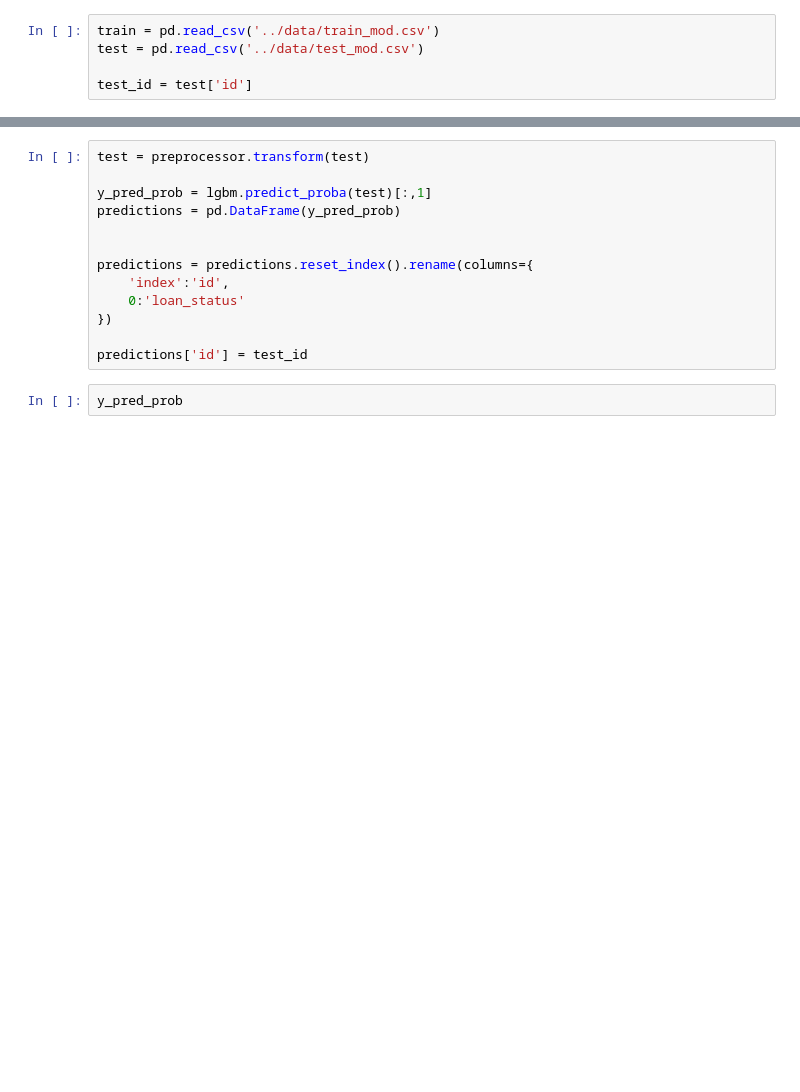
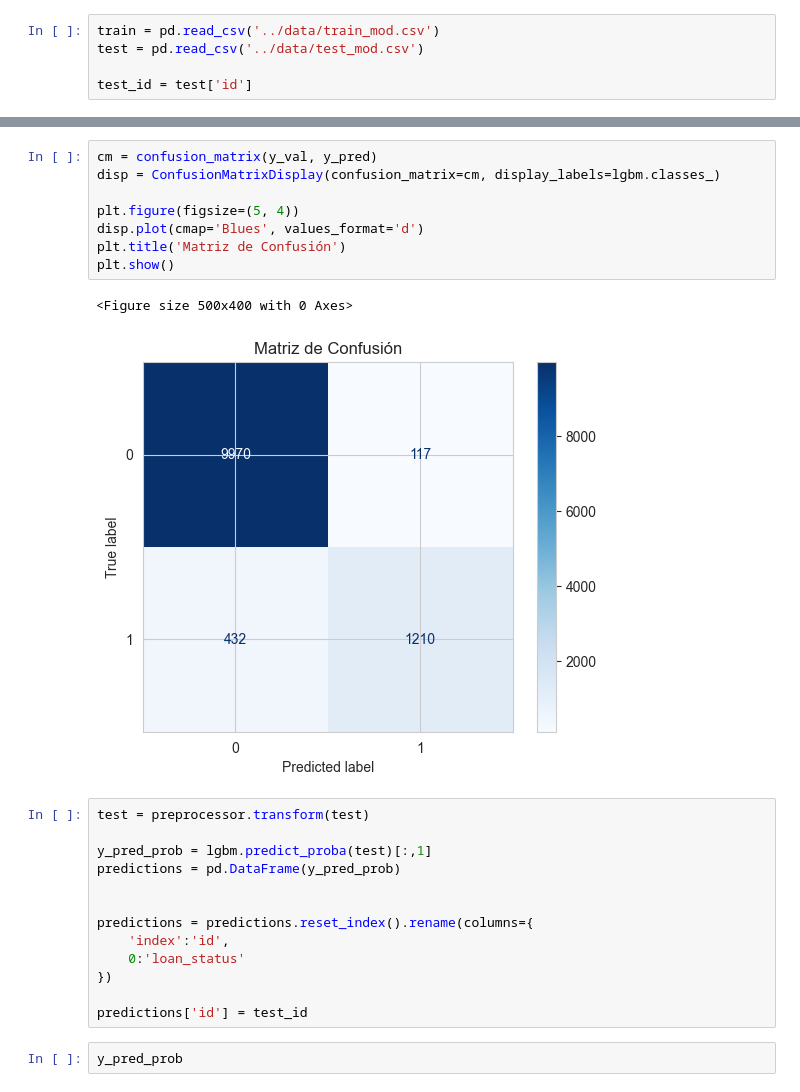
Before and after one commit to Pericsen/loan-approval-prediction, a Jupyter notebook: lightgbm/lightgbm.ipynb, the cells around one changed output, grey strips where cells are left out. Drawn from its saved outputs; the diff is of its cells as text; blank space fills up the shorter version.

```diff
--- a/lightgbm/lightgbm.ipynb
+++ b/lightgbm/lightgbm.ipynb
@@ -162,3 +166,14 @@ test
+# %%
+cm = confusion_matrix(y_val, y_pred)
+disp = ConfusionMatrixDisplay(confusion_matrix=cm, display_labels=lgbm.classes_)
+
+plt.figure(figsize=(5, 4))
+disp.plot(cmap='Blues', values_format='d')
+plt.title('Matriz de Confusión')
+plt.show()
+# %% [output]
+<Figure size 500x400 with 0 Axes>
+[figure, added]
 # %%
 test = preprocessor.transform(test)
 
```
Also changed, not shown: parts of 13 cells of this notebook, 13 other files.
